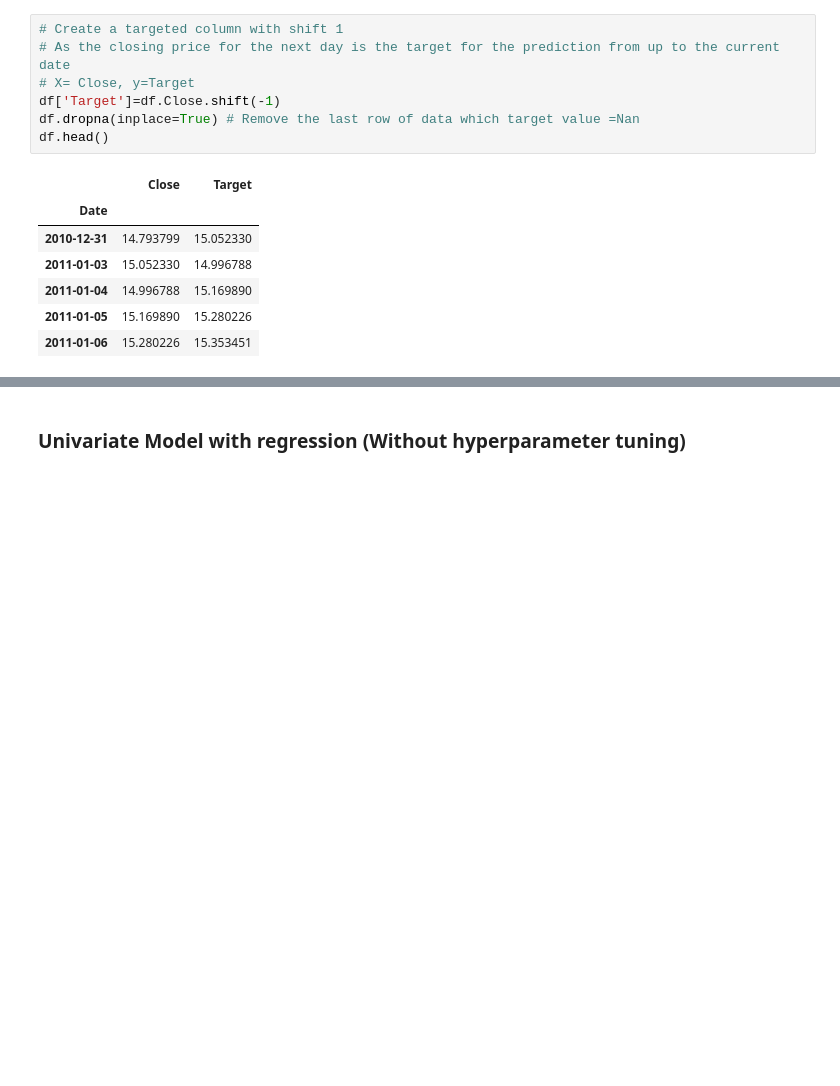
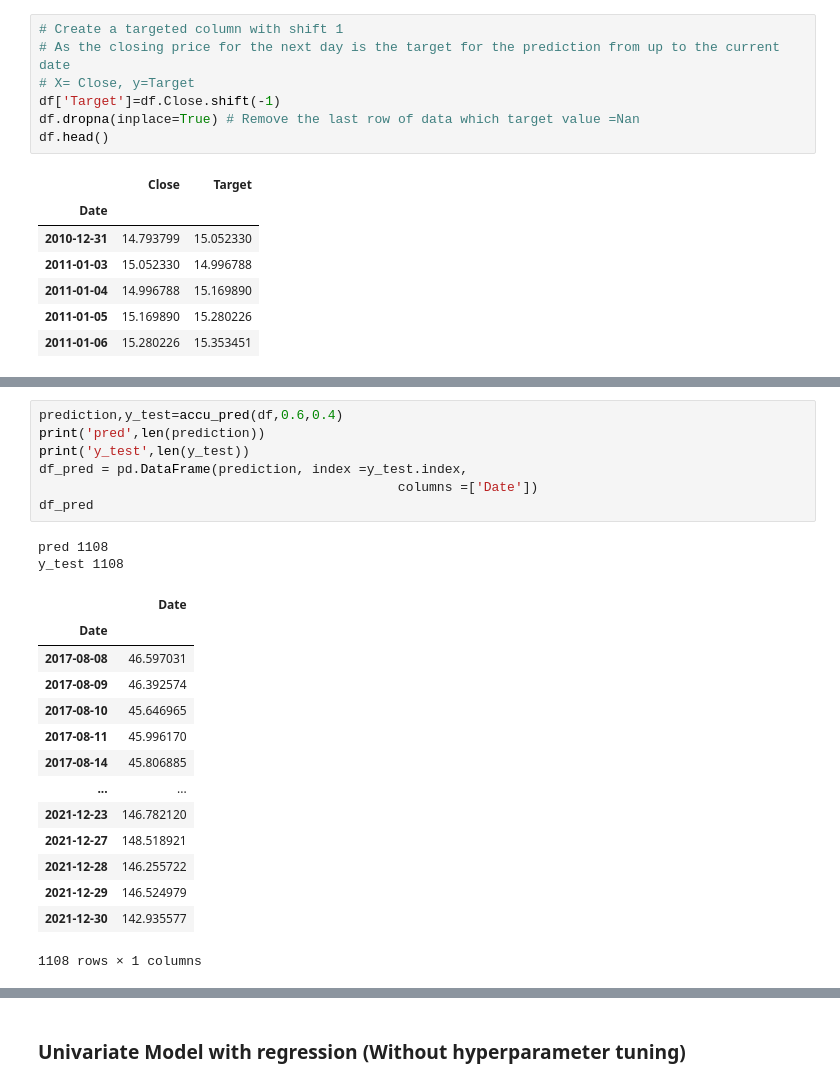
Before and after one commit to yovalishere/Finance, a Jupyter notebook: AIgorithm Trading/Time Series Analysis_ XGBoost.ipynb, the cells around one changed output, grey strips where cells are left out. Drawn from its saved outputs; the diff is of its cells as text; blank space fills up the shorter version.

```diff
--- a/AIgorithm Trading/Time Series Analysis_ XGBoost.ipynb
+++ b/AIgorithm Trading/Time Series Analysis_ XGBoost.ipynb
@@ -42,0 +106,24 @@ df.head()
+# %%
+prediction,y_test=accu_pred(df,0.6,0.4)
+print('pred',len(prediction))
+print('y_test',len(y_test))
+df_pred = pd.DataFrame(prediction, index =y_test.index,
+                                              columns =['Date'])
+df_pred
+# %% [output]
+pred 1108
+y_test 1108
+|  | Date |
+| Date |  |
+| 2017-08-08 | 46.597031 |
+| 2017-08-09 | 46.392574 |
+| 2017-08-10 | 45.646965 |
+| 2017-08-11 | 45.996170 |
+| 2017-08-14 | 45.806885 |
+| ... | ... |
+| 2021-12-23 | 146.782120 |
+| 2021-12-27 | 148.518921 |
+| 2021-12-28 | 146.255722 |
+| 2021-12-29 | 146.524979 |
+| 2021-12-30 | 142.935577 |
+1108 rows × 1 columns
```
Also changed, not shown: parts of 20 cells of this notebook.
